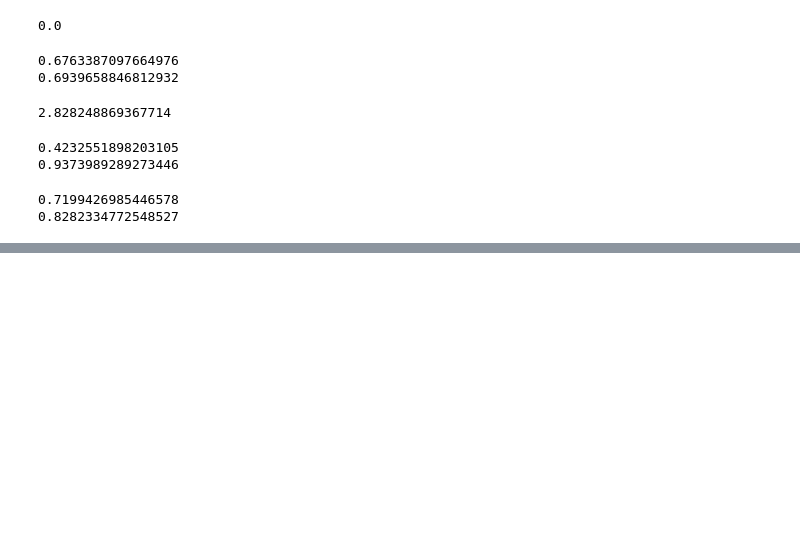
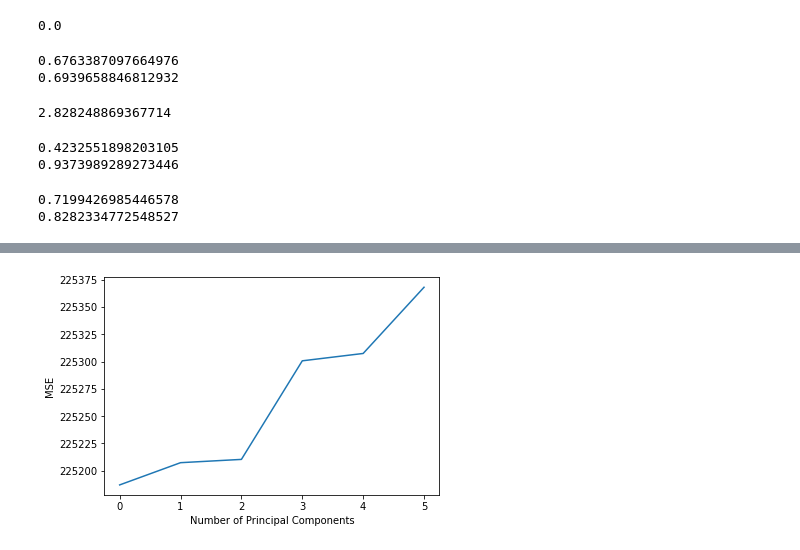
Before and after one commit to seangao14/pstat131proj, a Jupyter notebook: playground.ipynb, the cells around one changed output, grey strips where cells are left out. Drawn from its saved outputs; the diff is of its cells as text; code cells hidden in the pictures; blank space fills up the shorter version.

```diff
--- a/playground.ipynb
+++ b/playground.ipynb
@@ -478,0 +504,38 @@ KeyboardInterrupt:
+# %%
+from sklearn.preprocessing import scale
+from sklearn.model_selection import RepeatedKFold
+from sklearn.decomposition import PCA
+from sklearn.linear_model import LinearRegression
+from sklearn.metrics import mean_squared_error
+from sklearn.model_selection import cross_val_score
+
+#scale predictor variables
+pca = PCA()
+X_reduced = pca.fit_transform(scale(X_train))
+
+#define cross validation method
+cv = RepeatedKFold(n_splits=10, n_repeats=3, random_state=1)
+
+regr = LinearRegression()
+mse = []
+
+# Calculate MSE with only the intercept
+score = -1*cross_val_score(regr,
+           np.ones((len(X_reduced),1)), Y_train, cv=cv,
+           scoring='neg_mean_squared_error').mean()
+mse.append(score)
+
+# Calculate MSE using cross-validation, adding one component at a time
+for i in np.arange(1, 6):
+    score = -1*cross_val_score(regr,
+               X_reduced[:,:i], Y_train, cv=cv, scoring='neg_mean_squared_error').mean()
+    mse.append(score)
+
+# Plot cross-validation results
+plt.plot(mse)
+plt.xlabel('Number of Principal Components')
+plt.ylabel('MSE')
+plt.title('')
+plt.show()
+# %% [output]
+[figure, added]
```
Also changed, not shown: parts of 2 cells of this notebook.
